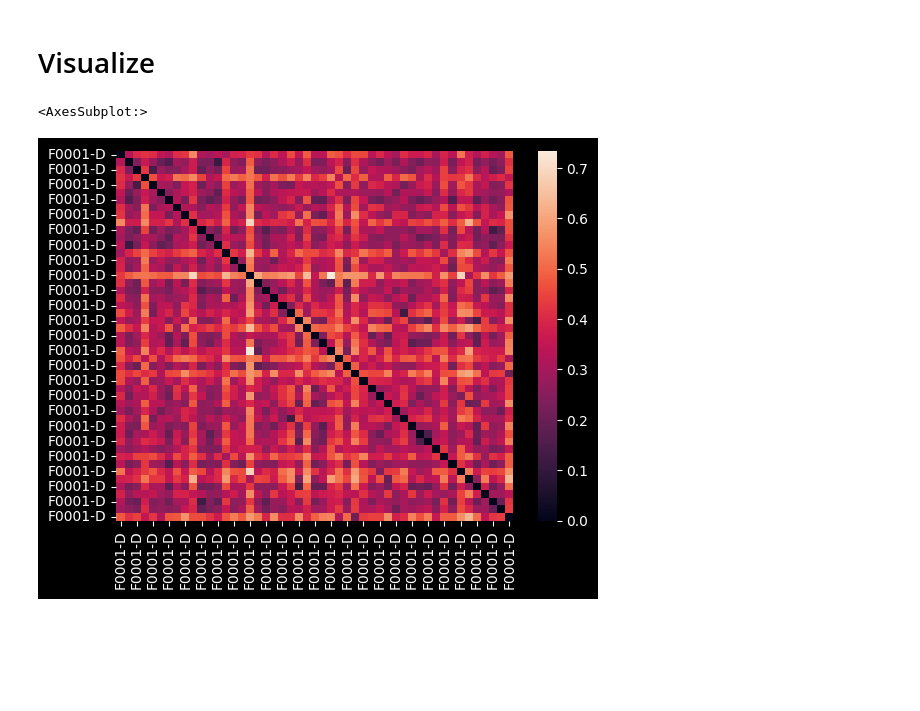
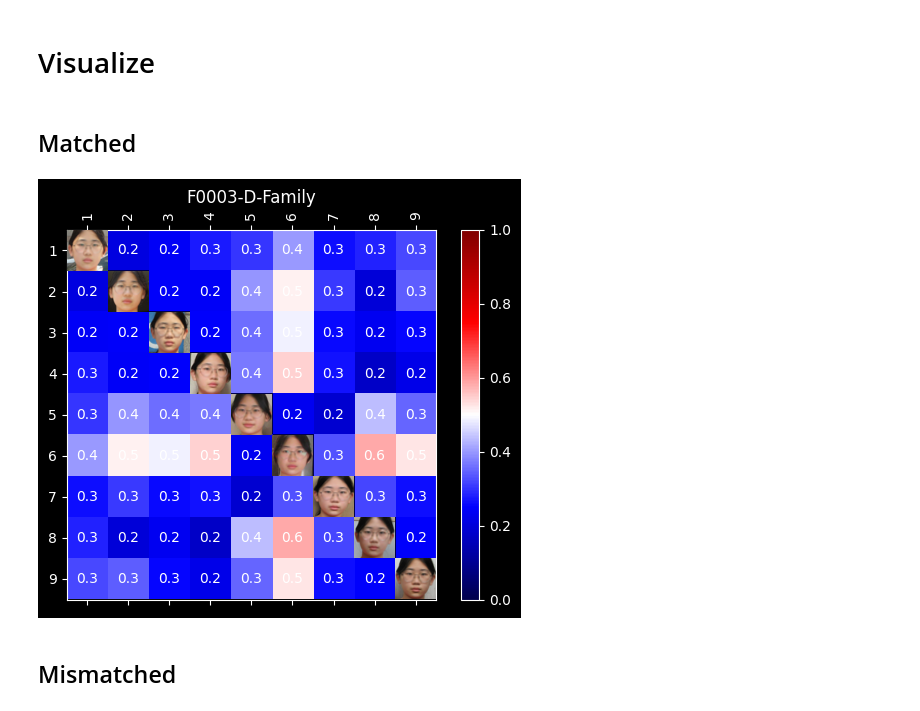
Before and after one commit to jongphago/face, a Jupyter notebook: utils/model/facenet/facenet_fr_inference_pipeline.ipynb, the cells around one changed output. Saved outputs shown, nothing was run; the diff lists cells and outputs as text; code cells hidden in the pictures; blank space fills up the shorter version.

Commit message:
feat: Implement vis. for matched/mismatched dist.

```diff
--- a/utils/model/facenet/facenet_fr_inference_pipeline.ipynb
+++ b/utils/model/facenet/facenet_fr_inference_pipeline.ipynb
@@ -45,0 +61,2 @@ embeddings = resnet(aligned).detach().cpu()
+# %%
+face = join_face_df(DTFR)
@@ -45,0 +69,14 @@ embeddings = resnet(aligned).detach().cpu()
+# %%
+tags1 = "F0003", "D", "Family"
+label1 = "-".join(tags1)
+
+age_group1 = groups.uuid.apply(list).to_frame()
+age_uuids1 = age_group1.loc[tags1, "uuid"]
+age_array1 = np.stack([embedding_dict[uuid] for uuid in age_uuids1])  # type:ignore
+
+groups_name1 = groups.option.apply(list).to_frame()
+age_options1 = groups_name1.loc[tags1, "option"]
+age_names1 = [f"{str(opt)}" for _, opt in zip(age_uuids1, age_options1)]  # type:ignore
+
+groups_path1 = groups.path.apply(list).to_frame()
+age_paths1 = groups_path1.loc[tags1, "path"]
@@ -58,10 +104,38 @@ target_names = names[lo:hi]
+# %% [markdown]
+## Matched
 # %%
 # Euclidean distance
-dists = [[(e1 - e2).norm().item() for e2 in target_embeddings] for e1 in target_embeddings]
-out = pd.DataFrame(dists, columns=target_names, index=target_names)
+dists = [[np.linalg.norm(e1 - e2) for e2 in age_array1] for e1 in age_array1]
+out = pd.DataFrame(dists, columns=age_names1, index=age_names1)
-# %%
-# Heatmap
-sns.heatmap(out)
-# %% [output]
-<AxesSubplot:>
-[figure, removed]
+# %%
+# Heatmap
+fig, ax = plt.subplots()
+im = ax.matshow(out, vmin=0, vmax=1, cmap="seismic")
+fig.colorbar(im)
+size = 40
+
+i = range(len(age_names1))
+ax.set(xticks=i, xticklabels=age_names1, yticks=i, yticklabels=age_names1)
+ax.tick_params(axis="x", rotation=90)
+
+l, m, r, n = ax.images[0].get_window_extent().get_points().flatten().tolist()
+target = (r - 107.2 - ax.spines.right.get_linewidth()) / len(age_names1)
+source = size * fig.dpi / 72.0
+
+for (i, j), z in np.ndenumerate(out):
+    if i == j:
+        im = Image.open(age_paths1[i]).resize((size, size))  # type:ignore
+        oi = OffsetImage(im, zoom=target / source)
+        box = AnnotationBbox(oi, (i, j), frameon=False, pad=0)
+        ax.add_artist(box)
+        continue
+    if len(age_names1) > 10:
+        continue
+    ax.text(j, i, "{:0.1f}".format(z), ha="center", va="center")
+ax.set(title=f"{label1}")
+ax.images[0].get_window_extent().get_points().flatten().tolist()
+plt.show()
+# %% [output]
+[figure, added]
+# %% [markdown]
+## Mismatched
```
Also changed, not shown: parts of 15 cells of this notebook.
